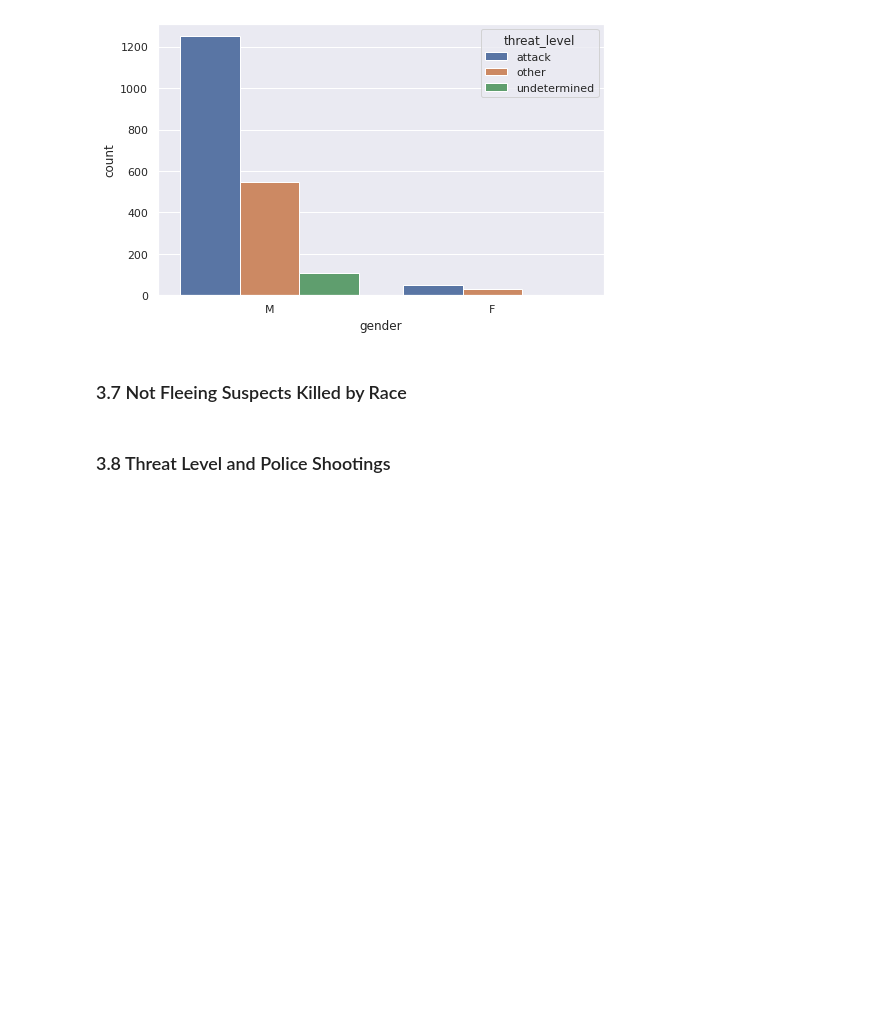
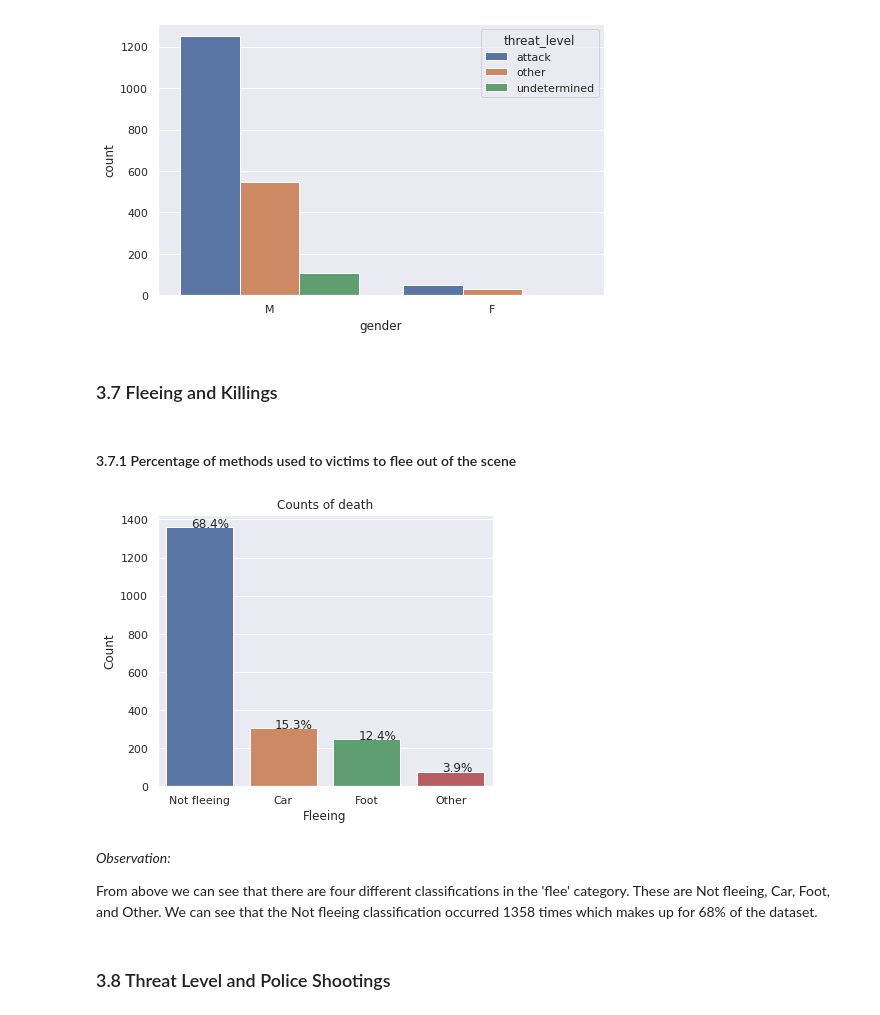
Before and after one commit to ibsa21/Police-brutality-DS-ML, a Jupyter notebook: police_brutality_analysis.ipynb, the cells around one changed output. Saved outputs shown, nothing was run; the diff lists cells and outputs as text; code cells hidden in the pictures; blank space fills up the shorter version.

Commit message:
feat(analysis): added fleeing status and rate of shooting

```diff
--- a/police_brutality_analysis.ipynb
+++ b/police_brutality_analysis.ipynb
@@ -379,4 +379,4 @@ plt.show()
 # %% [output]
 [figure]
 # %% [markdown]
-### 3.7 Not Fleeing Suspects Killed by Race
+### 3.7 Fleeing and Killings
@@ -388,3 +383,18 @@ plt.show()
+# %% [markdown]
+#### 3.7.1 Percentage of methods used to victims to flee out of the scene
+# %%
+# relationship between types of fleeing and death
+ylabel = 'Count'
+xlabel = 'Fleeing'
+title = 'Counts of death'
+makePlot('seaborn', data, 'flee',title, ylabel, xlabel)
+# %% [output]
+[figure, added]
+# %% [markdown]
+<i>Observation:<i><br>
+
+
+From above we can see that there are four different classifications in the 'flee' category. These are Not fleeing, Car, Foot, and Other. We can see that the Not fleeing classification occurred 1358 times which makes up for 68% of the dataset.
 # %% [markdown]
 ### 3.8 Threat Level and Police Shootings
 # %% [markdown]
```
Also changed, not shown: parts of 1 cell of this notebook.
